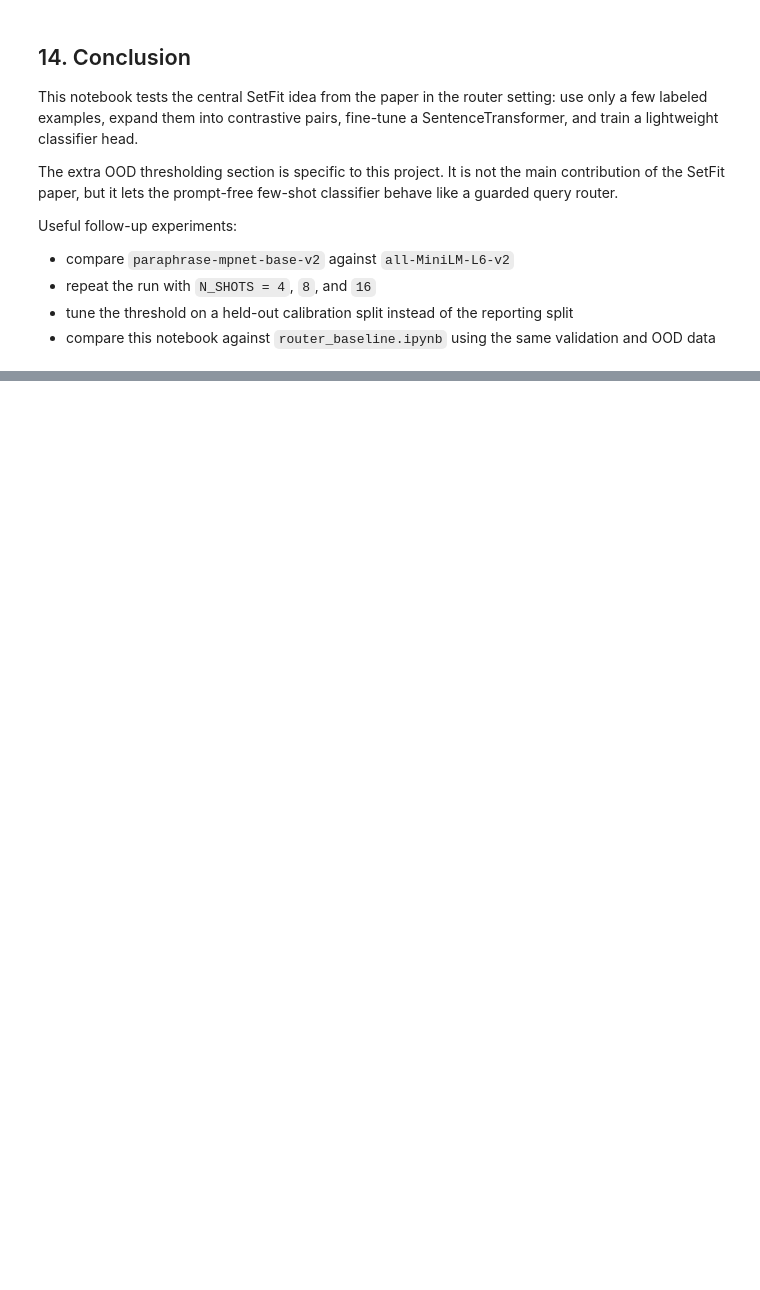
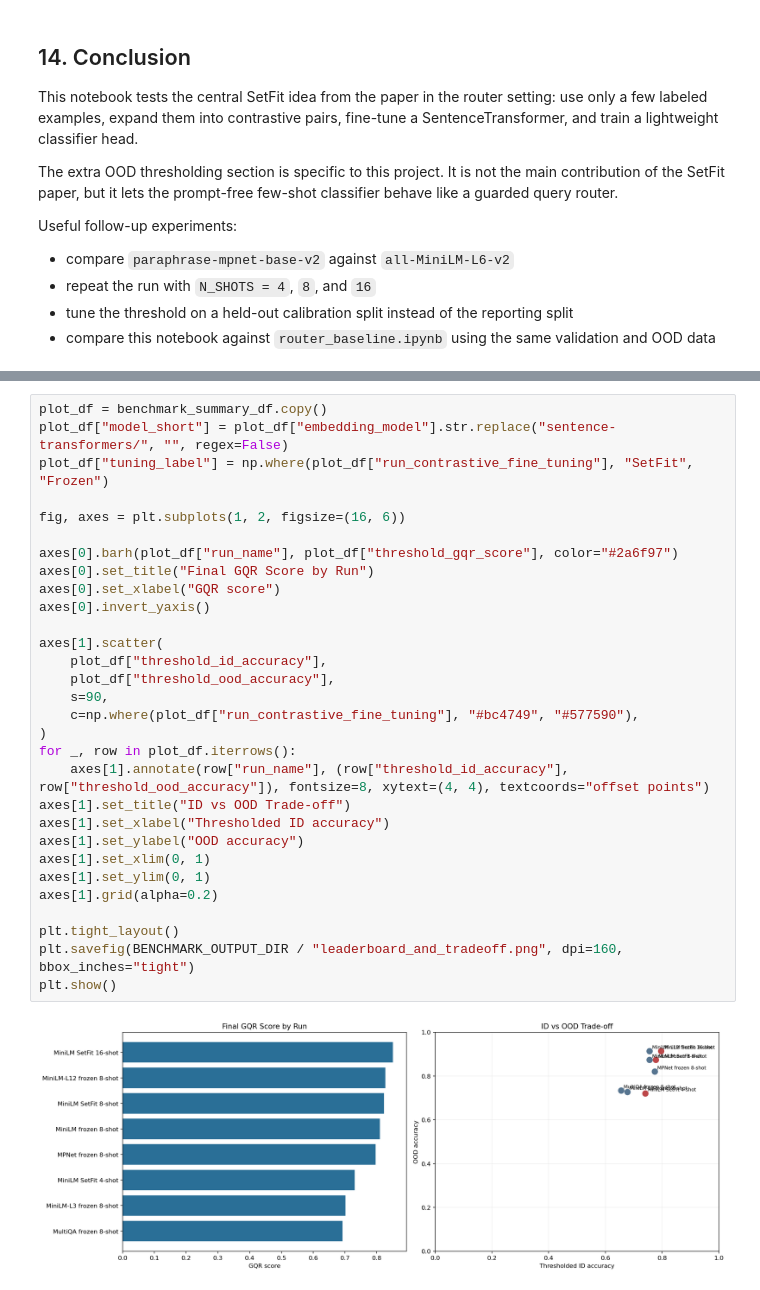
Before and after one commit to TomasH60/nsiete_projekt3, a Jupyter notebook: notebooks/setfit_methodology.ipynb, the cells around one changed output, grey strips where cells are left out. Cells and saved outputs as stored; diff of their text form; blank space fills up the shorter version.

```diff
--- a/notebooks/setfit_methodology.ipynb
+++ b/notebooks/setfit_methodology.ipynb
@@ -444,0 +829,32 @@ Useful follow-up experiments:
+# %%
+plot_df = benchmark_summary_df.copy()
+plot_df["model_short"] = plot_df["embedding_model"].str.replace("sentence-transformers/", "", regex=False)
+plot_df["tuning_label"] = np.where(plot_df["run_contrastive_fine_tuning"], "SetFit", "Frozen")
+
+fig, axes = plt.subplots(1, 2, figsize=(16, 6))
+
+axes[0].barh(plot_df["run_name"], plot_df["threshold_gqr_score"], color="#2a6f97")
+axes[0].set_title("Final GQR Score by Run")
+axes[0].set_xlabel("GQR score")
+axes[0].invert_yaxis()
+
+axes[1].scatter(
+    plot_df["threshold_id_accuracy"],
+    plot_df["threshold_ood_accuracy"],
+    s=90,
+    c=np.where(plot_df["run_contrastive_fine_tuning"], "#bc4749", "#577590"),
+)
+for _, row in plot_df.iterrows():
+    axes[1].annotate(row["run_name"], (row["threshold_id_accuracy"], row["threshold_ood_accuracy"]), fontsize=8, xytext=(4, 4), textcoords="offset points")
+axes[1].set_title("ID vs OOD Trade-off")
+axes[1].set_xlabel("Thresholded ID accuracy")
+axes[1].set_ylabel("OOD accuracy")
+axes[1].set_xlim(0, 1)
+axes[1].set_ylim(0, 1)
+axes[1].grid(alpha=0.2)
+
+plt.tight_layout()
+plt.savefig(BENCHMARK_OUTPUT_DIR / "leaderboard_and_tradeoff.png", dpi=160, bbox_inches="tight")
+plt.show()
+# %% [output]
+[figure, added]
```
Also changed, not shown: parts of 33 cells of this notebook, 3 other files.
